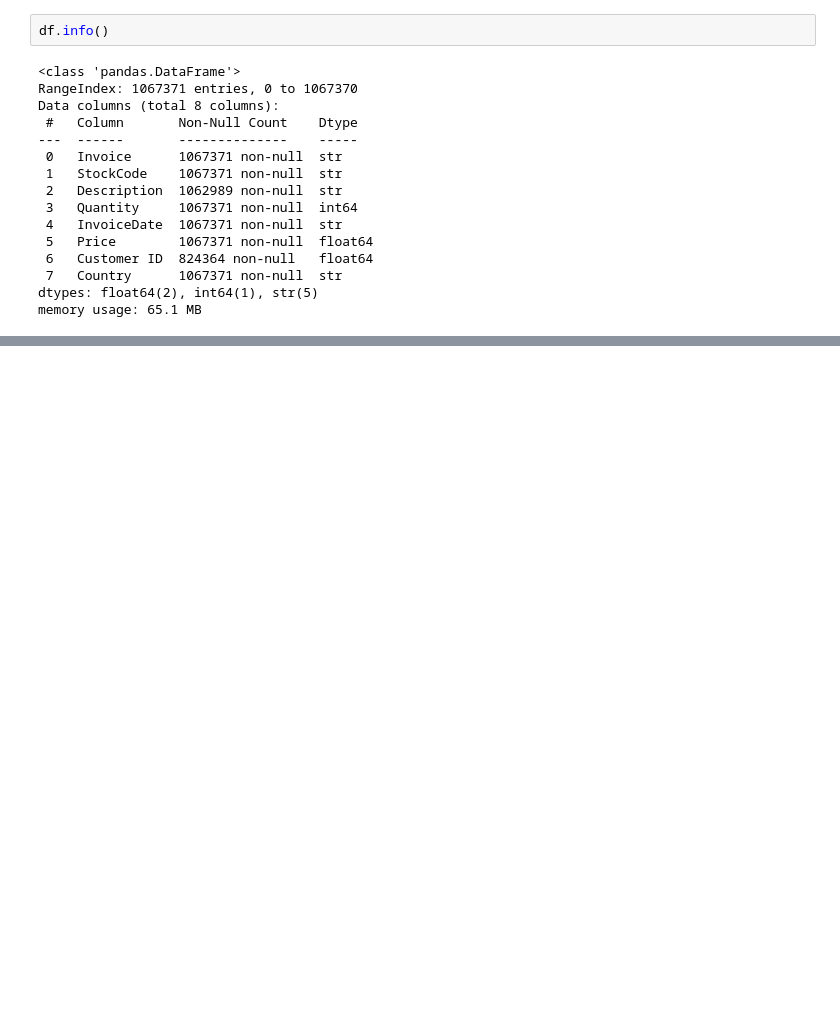
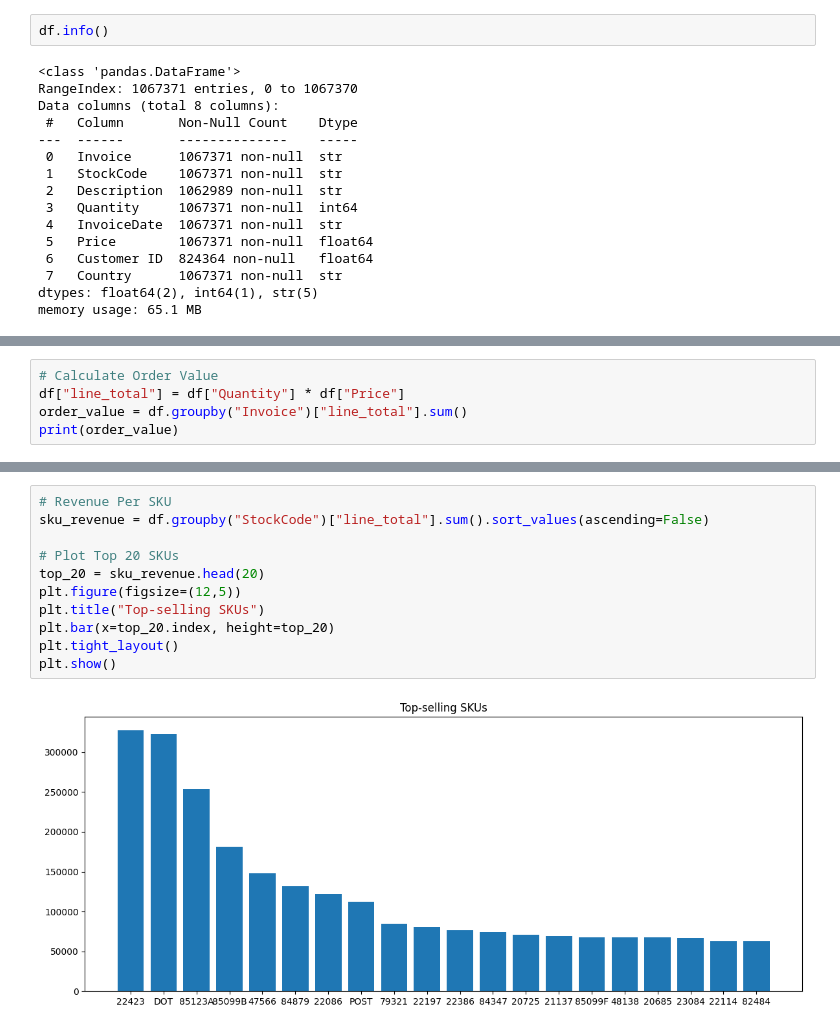
Before and after one commit to ezzatmohammed/online-retail-analysis, a Jupyter notebook: notebooks/01_eda.ipynb, the cells around one changed output, grey strips where cells are left out. Drawn from its saved outputs; the diff is of its cells as text; blank space fills up the shorter version.

```diff
--- a/notebooks/01_eda.ipynb
+++ b/notebooks/01_eda.ipynb
@@ -120,0 +153,5 @@ memory usage: 65.1 MB
+# %%
+# Calculate Order Value
+df["line_total"] = df["Quantity"] * df["Price"]
+order_value = df.groupby("Invoice")["line_total"].sum()
+print(order_value)
@@ -120,0 +207,13 @@ memory usage: 65.1 MB
+# %%
+# Revenue Per SKU
+sku_revenue = df.groupby("StockCode")["line_total"].sum().sort_values(ascending=False)
+
+# Plot Top 20 SKUs
+top_20 = sku_revenue.head(20)
+plt.figure(figsize=(12,5))
+plt.title("Top-selling SKUs")
+plt.bar(x=top_20.index, height=top_20)
+plt.tight_layout()
+plt.show()
+# %% [output]
+[figure, added]
```
Also changed, not shown: parts of 17 cells of this notebook.
